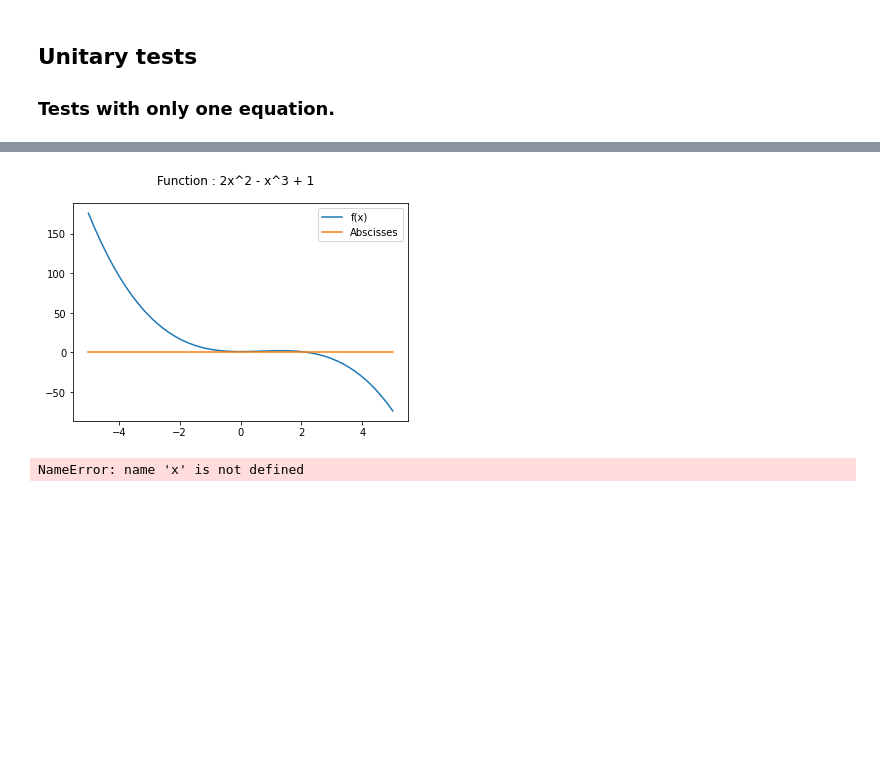
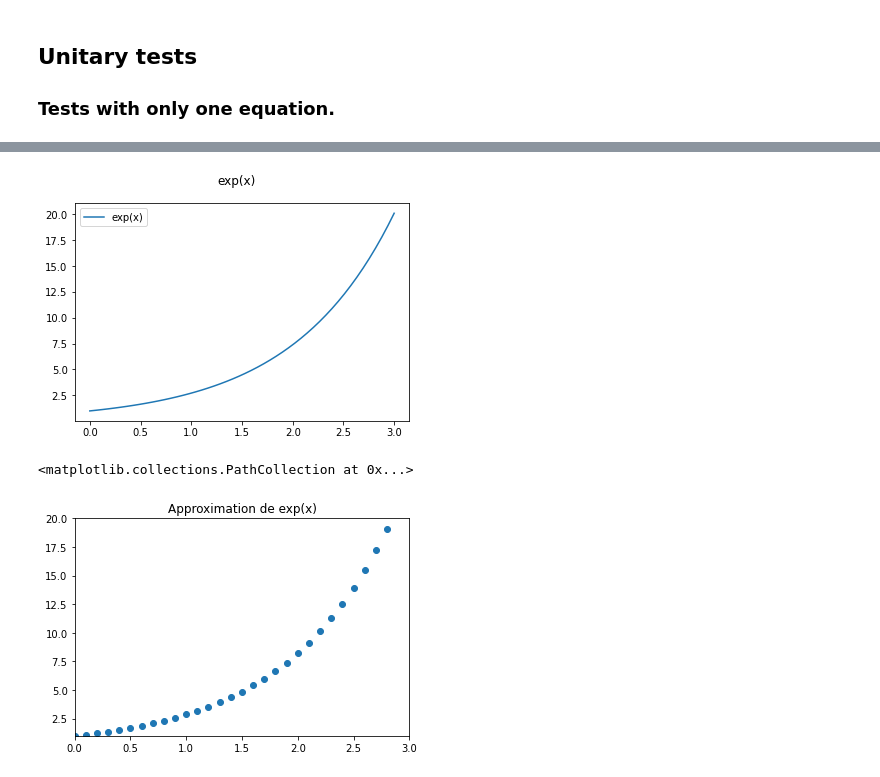
Before and after one commit to AlexPoiron/FirstModel, a Jupyter notebook: Main.ipynb, the cells around one changed output, grey strips where cells are left out. Drawn from its saved outputs; the diff is of its cells as text; code cells hidden in the pictures; blank space fills up the shorter version.

```diff
--- a/Main.ipynb
+++ b/Main.ipynb
@@ -134,27 +119,28 @@ The approximation is =
 # %%
 fig, ax = plt.subplots()
-x_ = np.linspace(-5, 5)
-y = 2*x_**2 - x_**3 + 1
-zero = 0*x_
-ax.plot(x_, y, label ='f(x)')
-ax.plot(x_, zero, label = 'Abscisses')
+x = np.linspace(0, 3, 50)
+y = np.exp(x)
+ax.plot(x, y, label ='exp(x)')
 plt.legend()
-fig.suptitle('Function : 2x^2 - x^3 + 1')
+plt.suptitle('exp(x)')
 plt.show()
 
-vec = 2*x**2 - x**3 + 1
-res = FirstModel(vec, 10)
-print(res)
+dudt = u.diff(t)
+expr = sp.Eq(dudt, u)
+res = FirstModel(u, 1)
+
+
 absi = []
 for i in range(0, len(res)):
     absi.append(res[i][0])
 coords = []
 for j in range(0, len(res)):
     coords.append(res[j][1])
-
-plt.ylim([-10, 10])
+plt.ylim([1, 20])
+plt.title('Approximation de exp(x)')
 plt.xlim([0, 3])
 plt.scatter(absi, coords)
 # %% [output]
-[figure, old version]
+[figure, new version]
-NameError: name 'x' is not defined
+<matplotlib.collections.PathCollection at 0x...>
+[figure, added]
```
Also changed, not shown: parts of 8 cells of this notebook, 1 other file.
